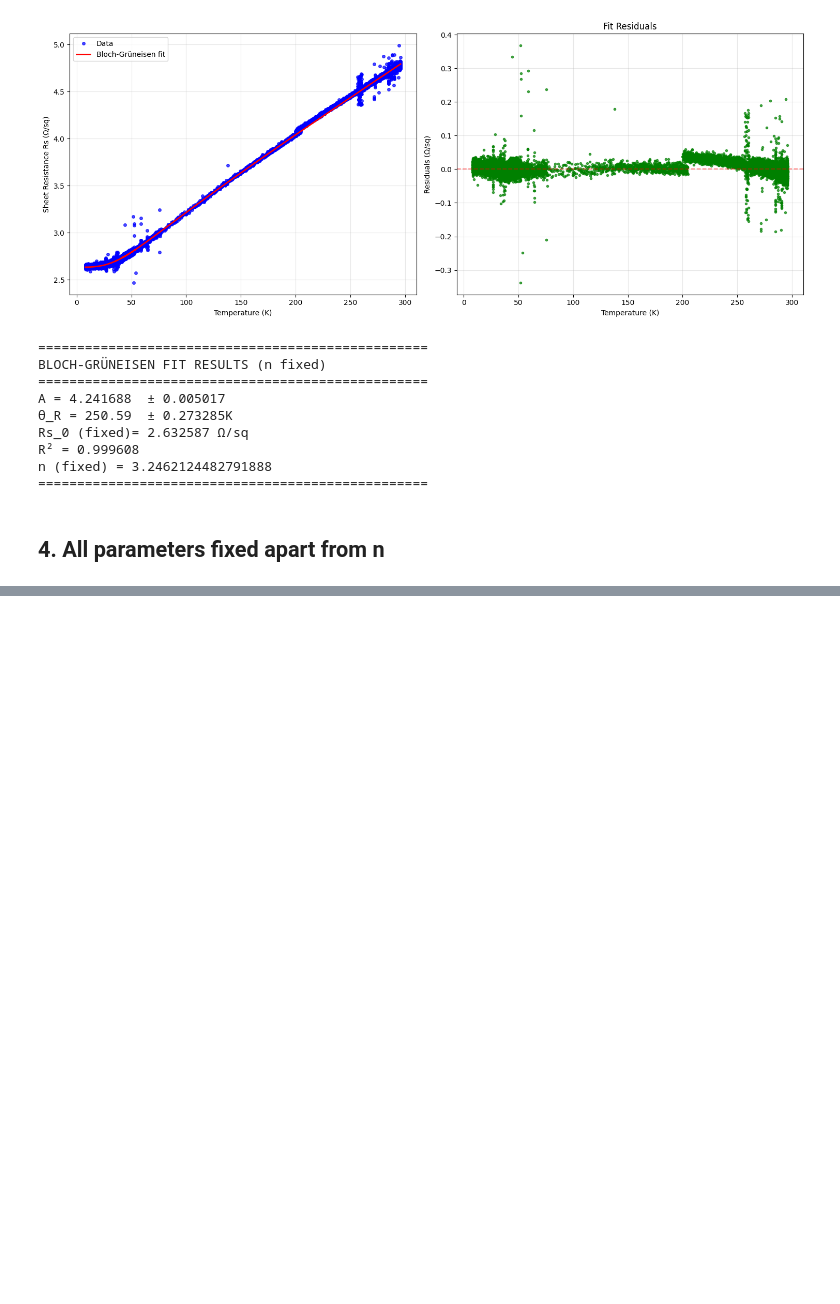
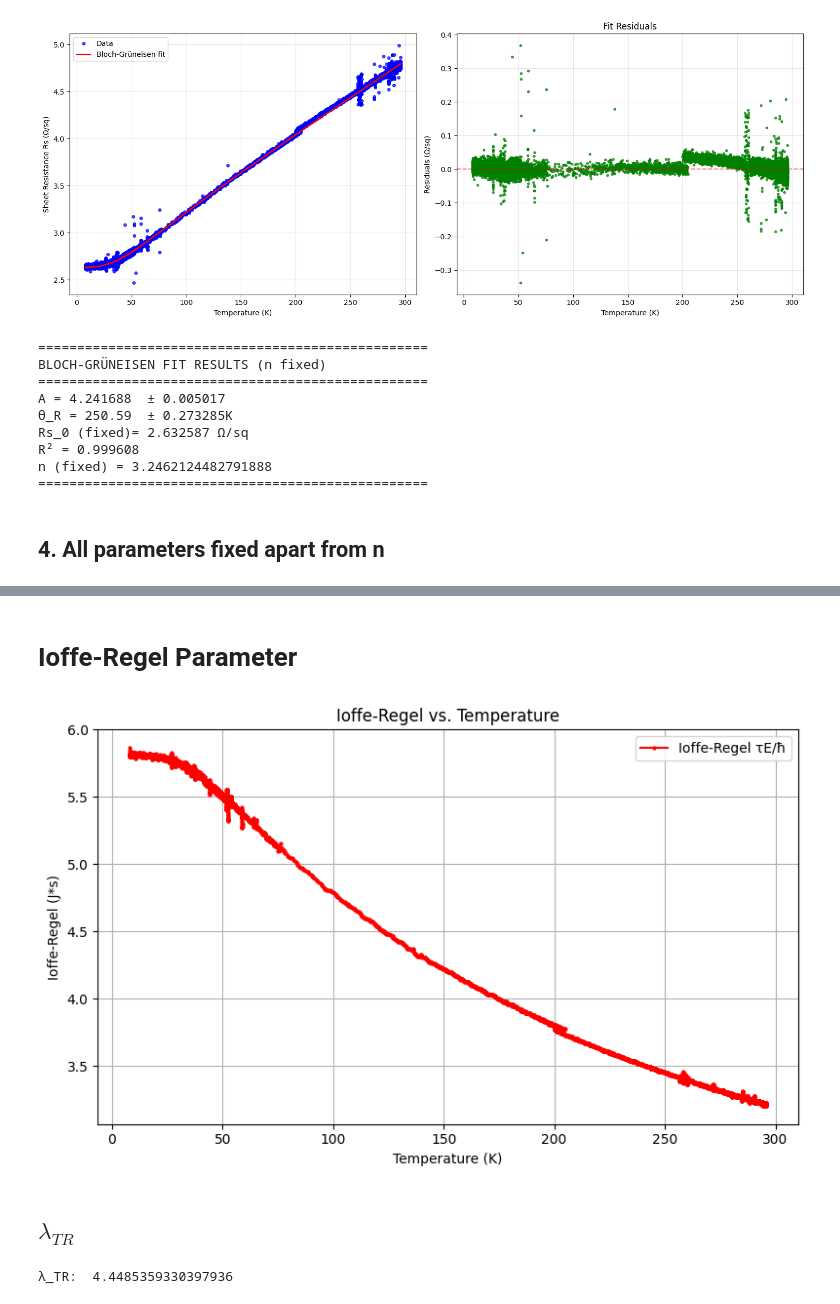
Before and after one commit to gamberoillecito/Nb-Characterization, a Jupyter notebook: R-vs-T/VdP_dataline.ipynb, the cells around one changed output, grey strips where cells are left out. Drawn from its saved outputs; the diff is of its cells as text; code cells hidden in the pictures; blank space fills up the shorter version.

Commit message:
wip(R&T): tau, Ioffe-Regel, Lambda_TR

```diff
--- a/R-vs-T/VdP_dataline.ipynb
+++ b/R-vs-T/VdP_dataline.ipynb
@@ -1068,0 +1091,39 @@ n = 3.398288449206156 ± 0.001390
+# %% [markdown]
+# Ioffe-Regel Parameter
+# %%
+fermi_E = 5.32 #eV
+fermi_E = fermi_E * e  # Convert eV to Joules
+hbar = 1.0545718e-34 # J*s
+ioffe_regel = tau * fermi_E / hbar
+ioffe_regel_uncertainty = np.abs(fermi_E / hbar * tau_uncertainty)
+
+# Plot Ioffe-Regel vs T
+plt.figure(figsize=(8, 5))
+plt.grid()
+plt.plot(Tf, ioffe_regel, '-o', markersize=2, color='red', label='Ioffe-Regel τE/ħ')
+plt.xlabel("Temperature (K)")
+plt.ylabel("Ioffe-Regel (J*s)")
+plt.title("Ioffe-Regel vs. Temperature")
+plt.legend()
+plt.tight_layout()
+plt.show()
+# %% [output]
+[figure, added]
+# %% [markdown]
+## $\lambda_{TR}$
+# %%
+#TODO n_sg or n_e?
+theta_BG = 266.14  # K
+A = 2.795292e-07  # Ω/sq
+
+denominator = 128 * math.pi * m_star * m_e * k_B * theta_BG
+
+    # Calculate the denominator
+numerator = (2**(n_sg - 1)) * (e**2) * hbar * n_sg * A
+
+    # Calculate A
+labmda_TR = (numerator / denominator)
+
+print("λ_TR: ", labmda_TR)
+# %% [output]
+λ_TR:  4.4485359330397936
```
Also changed, not shown: parts of 8 cells of this notebook.
